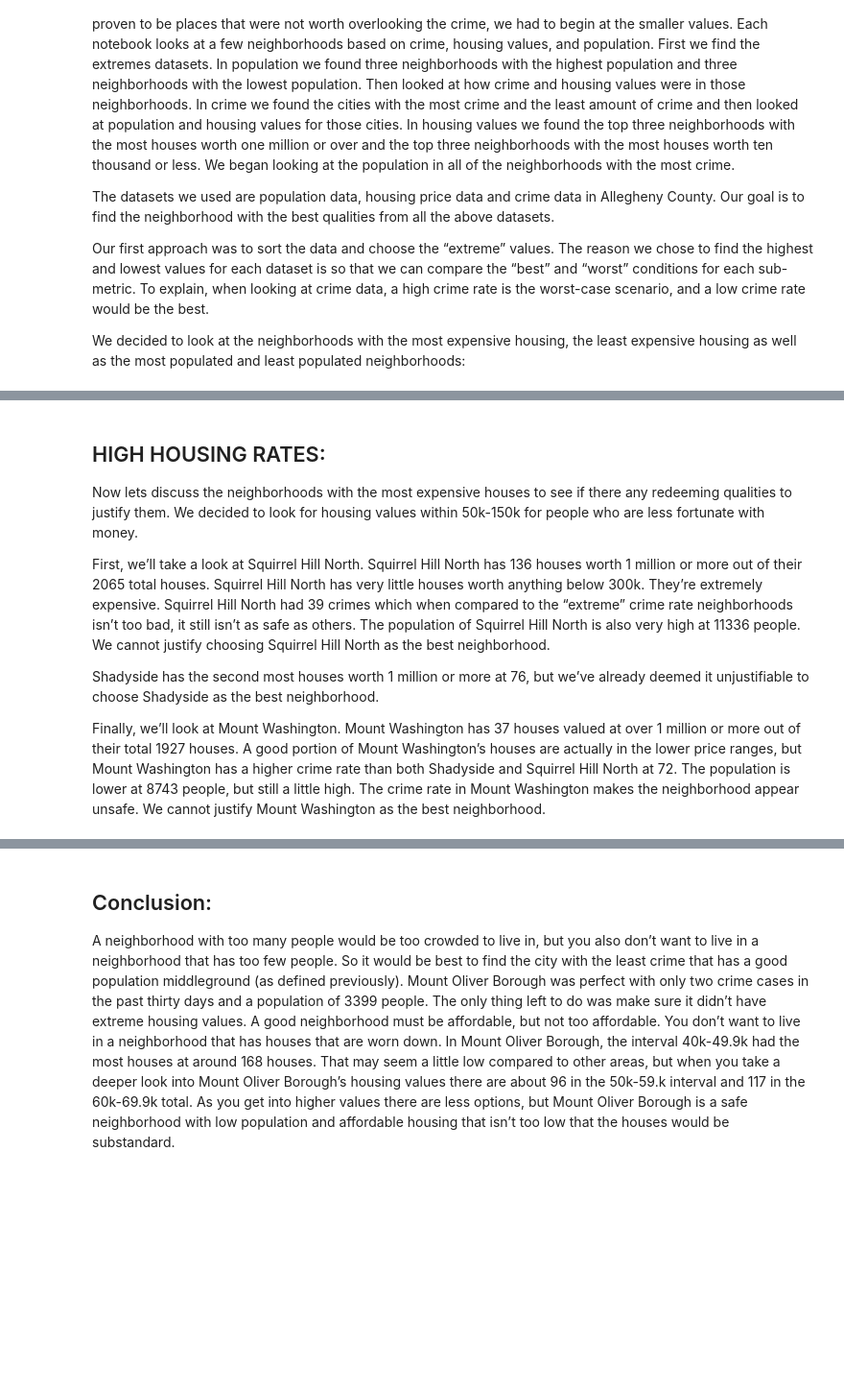
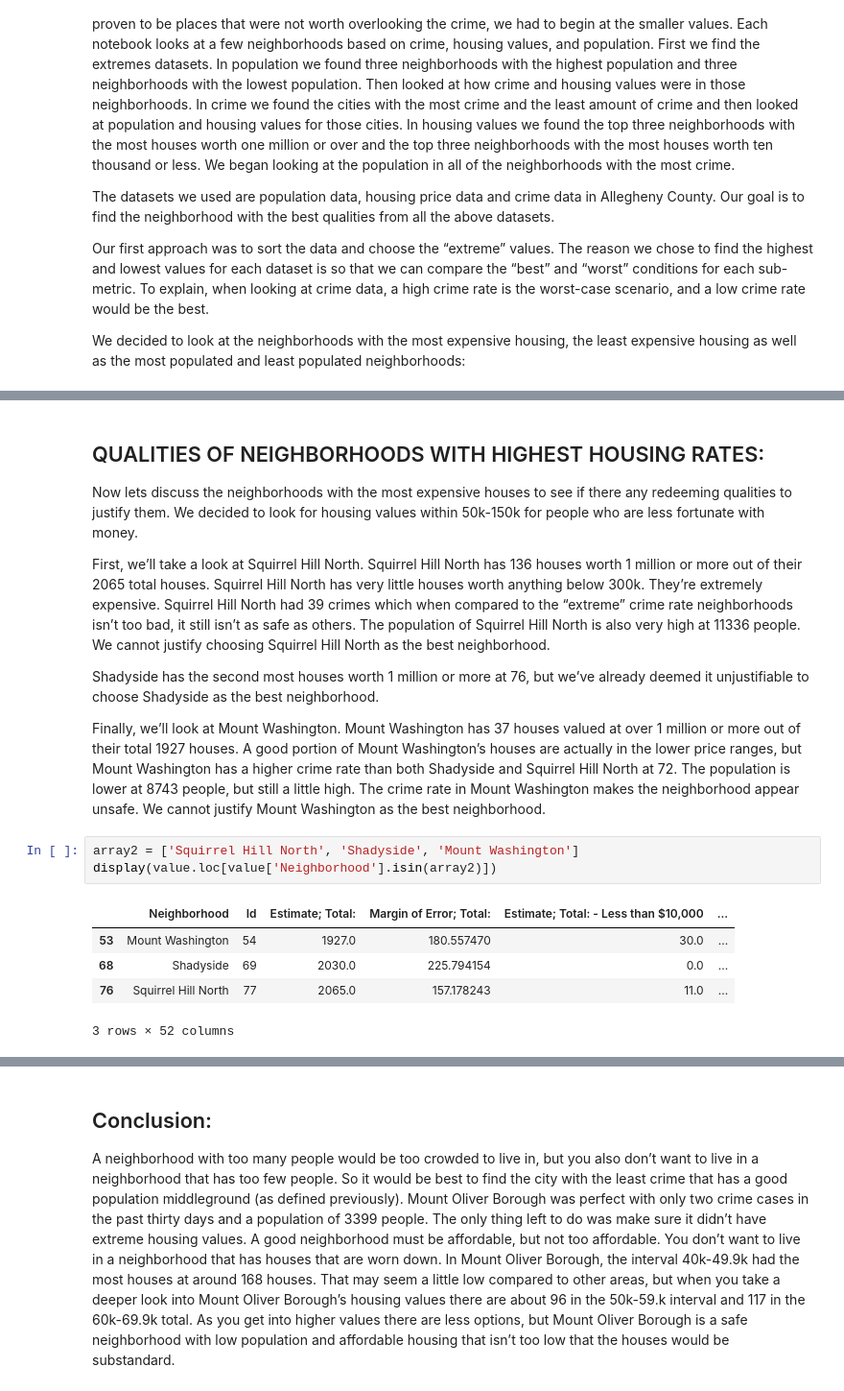
Before and after one commit to darianmcginnis/2DS, a Jupyter notebook: Final Notebook.ipynb, the cells around one changed output, grey strips where cells are left out. Shown at 96% size. Saved outputs shown, nothing was run; the diff lists cells and outputs as text; blank space fills up the shorter version.

```diff
--- a/Final Notebook.ipynb
+++ b/Final Notebook.ipynb
@@ -67,5 +156,5 @@ We cannot justify choosing Brookline as the best neighborhood.
 # %% [markdown]
-## HIGH HOUSING RATES:
+## QUALITIES OF NEIGHBORHOODS WITH HIGHEST HOUSING RATES:
 
 Now lets discuss the neighborhoods with the most expensive houses to see if there any redeeming qualities to justify them. We decided to look for housing values within 50k-150k for people who are less fortunate with money.
 
@@ -76,3 +165,12 @@ Shadyside has the second most houses worth 1 million or more at 76, but we’ve
 
 Finally, we’ll look at Mount Washington. Mount Washington has 37 houses valued at over 1 million or more out of their total 1927 houses. A good portion of Mount Washington’s houses are actually in the lower price ranges, but Mount Washington has a higher crime rate than both Shadyside and Squirrel Hill North at 72. The population is lower at 8743 people, but still a little high. The crime rate in Mount Washington makes the neighborhood appear unsafe.
 We cannot justify Mount Washington as the best neighborhood.
+# %%
+array2 = ['Squirrel Hill North', 'Shadyside', 'Mount Washington']
+display(value.loc[value['Neighborhood'].isin(array2)])
+# %% [output]
+|  | Neighborhood | Id | Estimate; Total: | Margin of Error; Total: | Estimate; Total: - Less than $10,000 | ... |
+| 53 | Mount Washington | 54 | 1927.0 | 180.557470 | 30.0 | ... |
+| 68 | Shadyside | 69 | 2030.0 | 225.794154 | 0.0 | ... |
+| 76 | Squirrel Hill North | 77 | 2065.0 | 157.178243 | 11.0 | ... |
+3 rows × 52 columns
```
Also changed, not shown: parts of 25 cells of this notebook, 1 other file.
